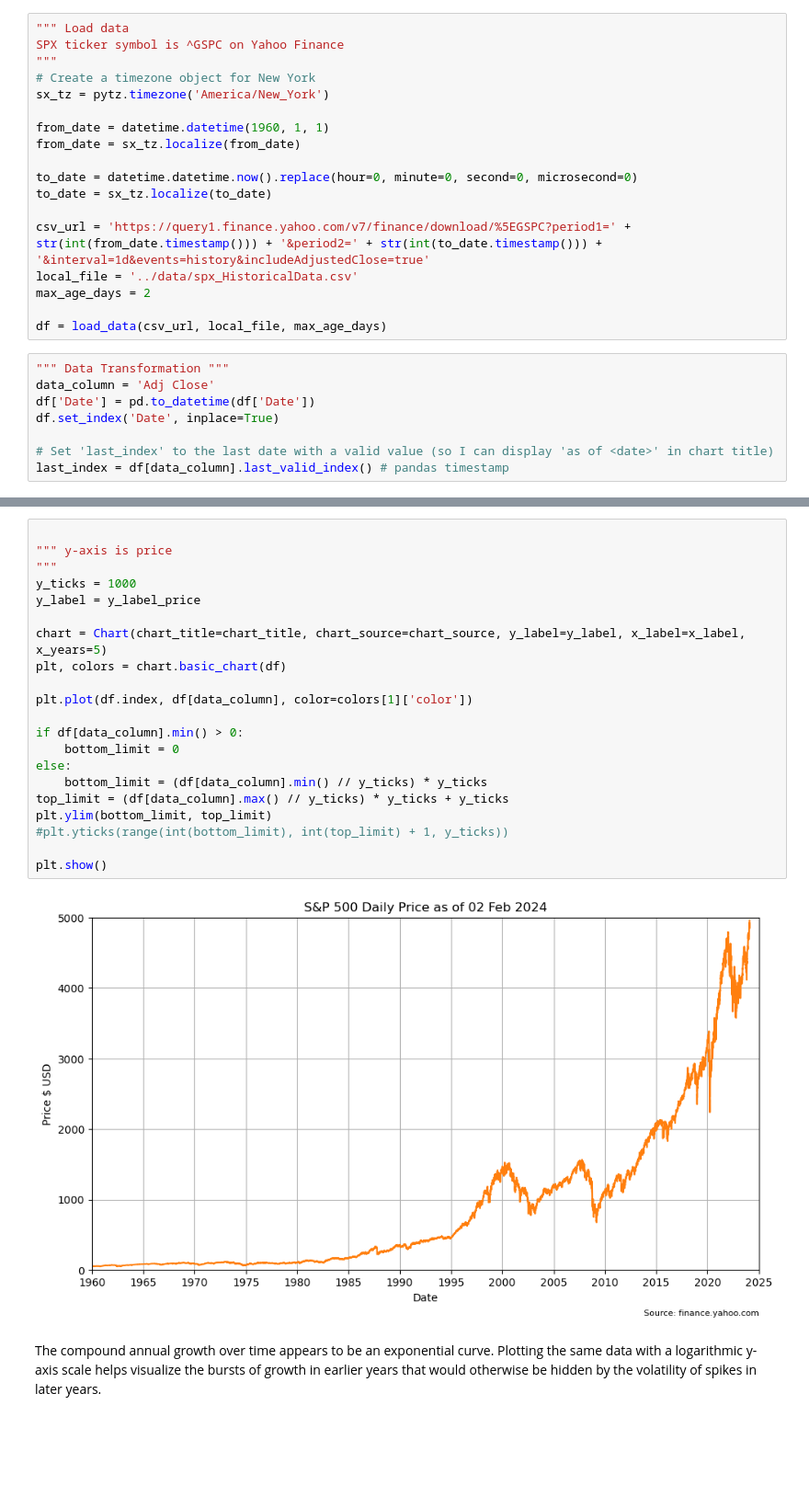
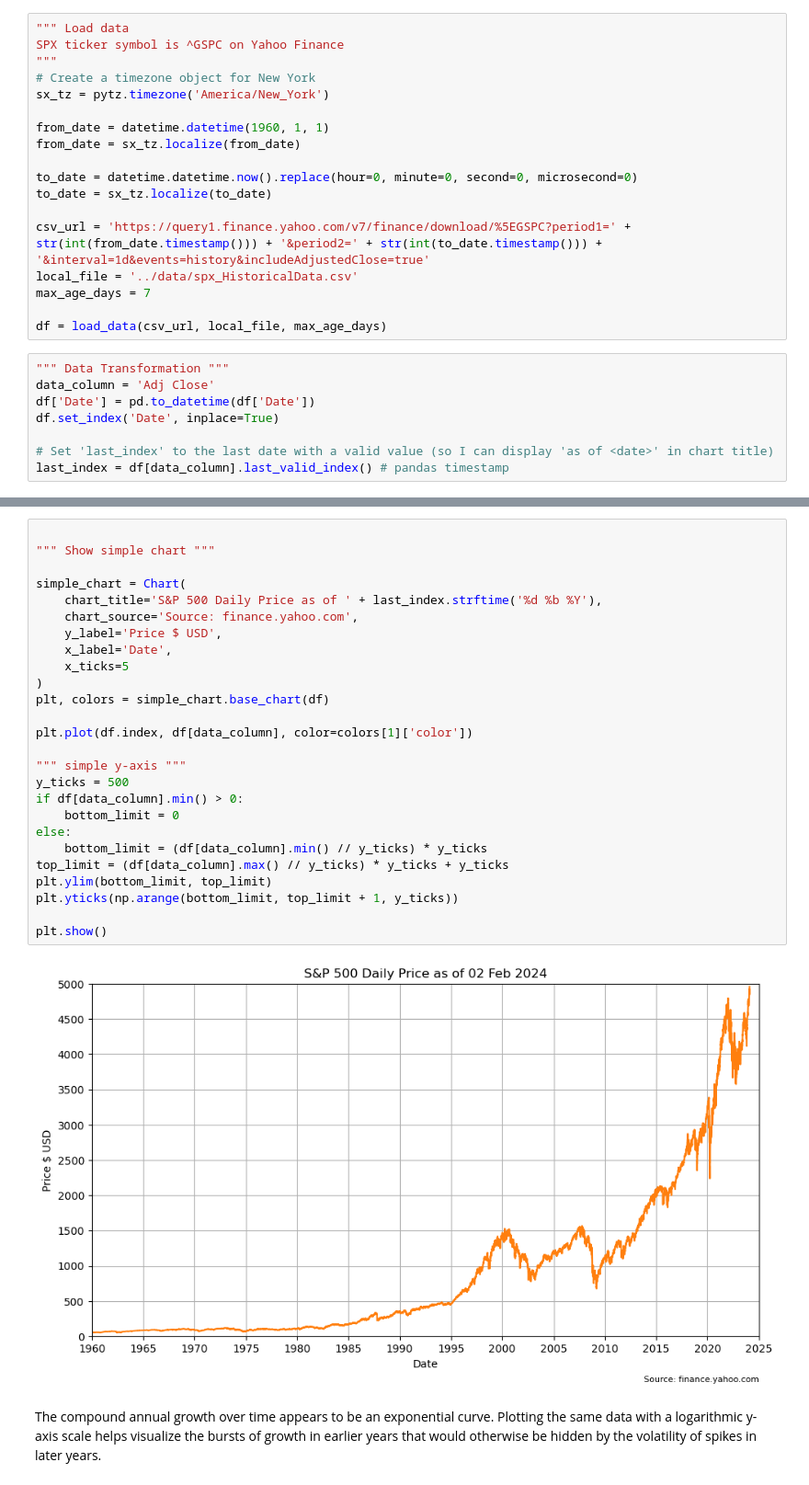
Before and after one commit to mikejonestechno/investment-analytics, a Jupyter notebook: notebooks/spx-prices.ipynb, the cells around one changed output, grey strips where cells are left out. Shown at 92% size. Cells and saved outputs as stored; diff of their text form; blank space fills up the shorter version.

```diff
--- a/notebooks/spx-prices.ipynb
+++ b/notebooks/spx-prices.ipynb
@@ -39,7 +40,7 @@ to_date = sx_tz.localize(to_date)
 
 csv_url = 'https://query1.finance.yahoo.com/v7/finance/download/%5EGSPC?period1=' + str(int(from_date.timestamp())) + '&period2=' + str(int(to_date.timestamp())) + '&interval=1d&events=history&includeAdjustedClose=true'
 local_file = '../data/spx_HistoricalData.csv'
-max_age_days = 2
+max_age_days = 7
 
 df = load_data(csv_url, local_file, max_age_days)
 # %%
@@ -64,26 +54,31 @@ y_label_yoy = 'YoY % Change'
 # %%
 
-""" y-axis is price
-"""
-y_ticks = 1000
-y_label = y_label_price
+""" Show simple chart """
 
-chart = Chart(chart_title=chart_title, chart_source=chart_source, y_label=y_label, x_label=x_label, x_years=5)
-plt, colors = chart.basic_chart(df)
+simple_chart = Chart(
+    chart_title='S&P 500 Daily Price as of ' + last_index.strftime('%d %b %Y'),
+    chart_source='Source: finance.yahoo.com',
+    y_label='Price $ USD',
+    x_label='Date',
+    x_ticks=5
+)
+plt, colors = simple_chart.base_chart(df)
 
 plt.plot(df.index, df[data_column], color=colors[1]['color'])
 
+""" simple y-axis """
+y_ticks = 500
 if df[data_column].min() > 0:
     bottom_limit = 0
 else:
     bottom_limit = (df[data_column].min() // y_ticks) * y_ticks
 top_limit = (df[data_column].max() // y_ticks) * y_ticks + y_ticks
 plt.ylim(bottom_limit, top_limit)
-#plt.yticks(range(int(bottom_limit), int(top_limit) + 1, y_ticks))
+plt.yticks(np.arange(bottom_limit, top_limit + 1, y_ticks))
 
 plt.show()
 # %% [output]
-[figure, old version]
+[figure, new version]
 # %% [markdown]
 The compound annual growth over time appears to be an exponential curve. Plotting the same data with a logarithmic y-axis scale helps visualize the bursts of growth in earlier years that would otherwise be hidden by the volatility of spikes in later years.
 # %%
```
Also changed, not shown: parts of 5 cells of this notebook, 6 other files.
